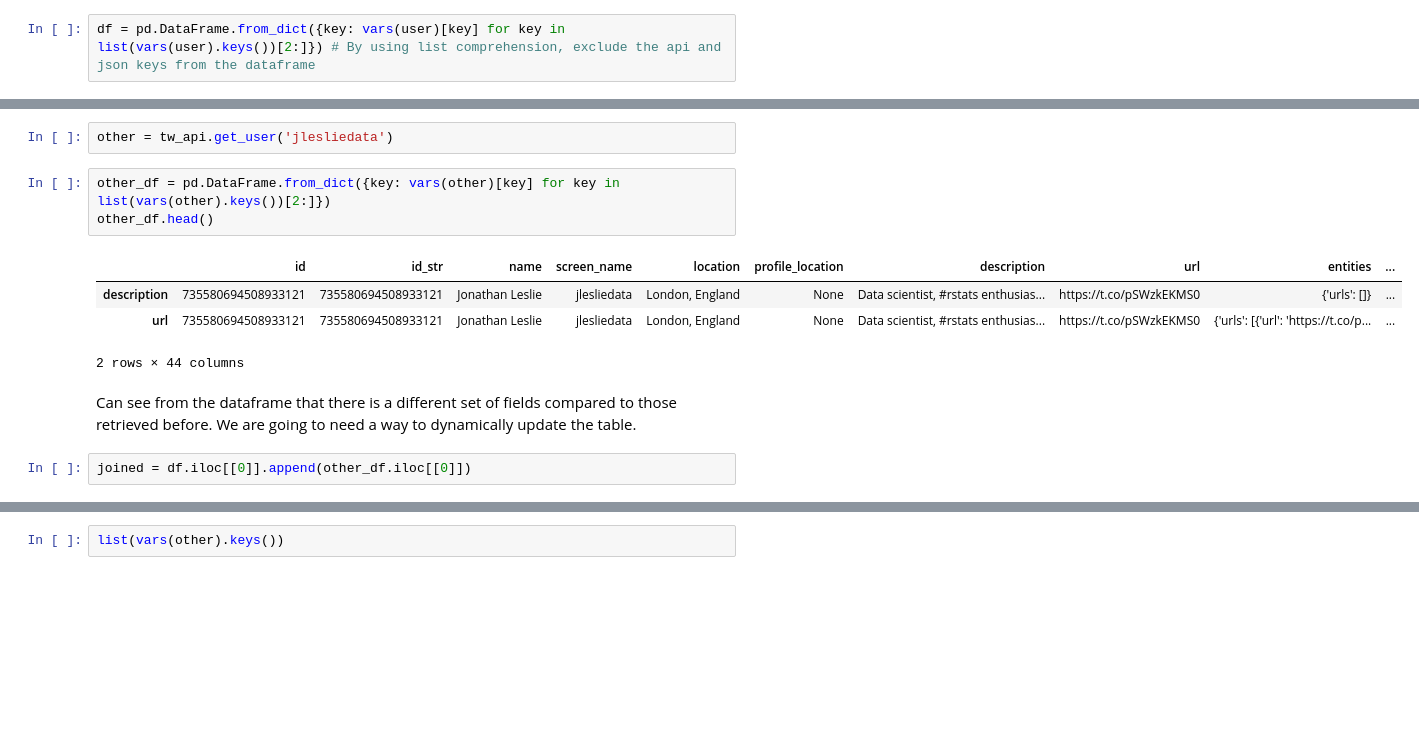
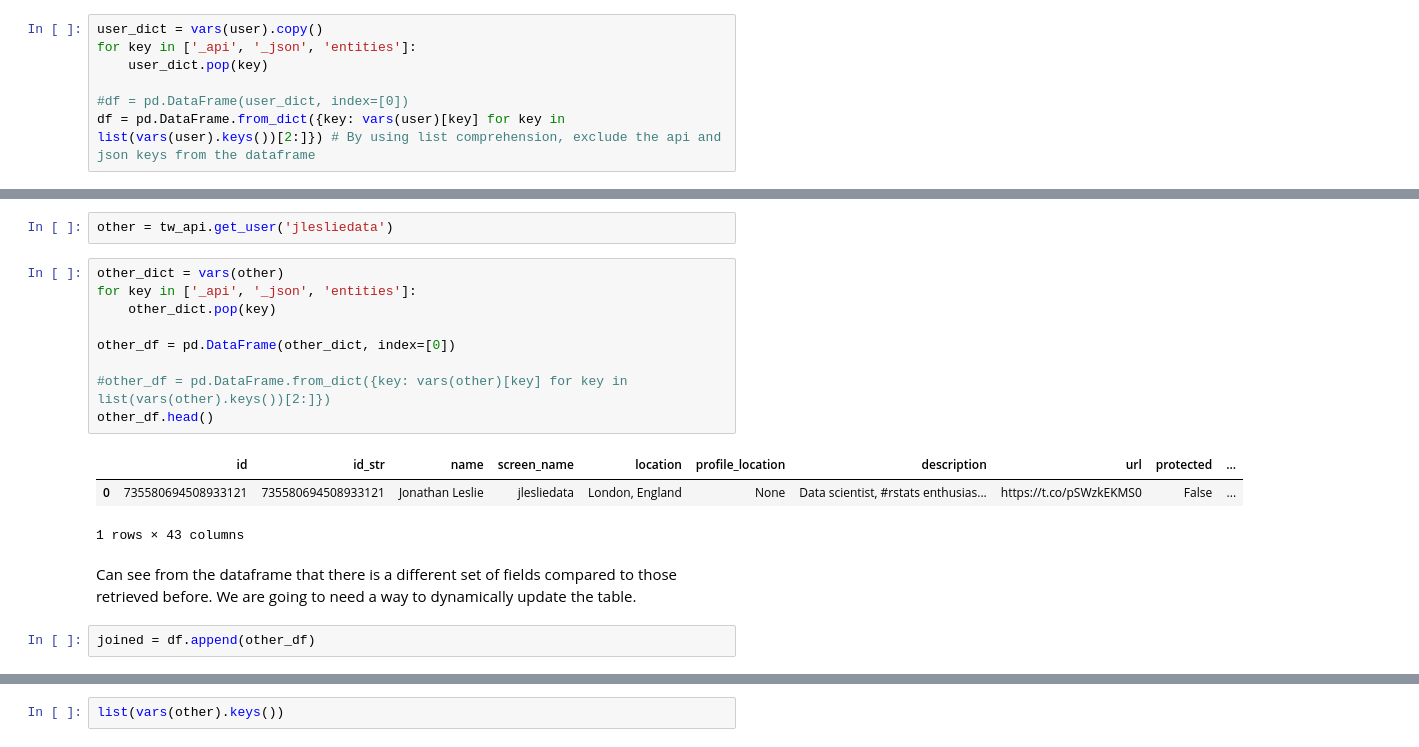
Before and after one commit to cosmohawk/summer_project_2020, a Jupyter notebook: notebooks/pulling_twitter_user_info.ipynb, the cells around one changed output, grey strips where cells are left out. Cells and saved outputs as stored; diff of their text form; blank space fills up the shorter version.

Commit message:
Further experiments with user info structure from API

```diff
--- a/notebooks/pulling_twitter_user_info.ipynb
+++ b/notebooks/pulling_twitter_user_info.ipynb
@@ -80,6 +80,11 @@ vars(user)['entities']
 # %% [markdown]
 Using this method of calling attributes, we should be able to quite easily use the keys to automatically build a Pandas Dataframe from the results.
 # %%
+user_dict = vars(user).copy()
+for key in ['_api', '_json', 'entities']:
+    user_dict.pop(key)
+
+#df = pd.DataFrame(user_dict, index=[0])
 df = pd.DataFrame.from_dict({key: vars(user)[key] for key in list(vars(user).keys())[2:]}) # By using list comprehension, exclude the api and json keys from the dataframe
 # %%
 df.head()
@@ -93,17 +118,22 @@ Having figured out how to create the dataframe, we now want to cleanly add to it
 # %%
 other = tw_api.get_user('jlesliedata')
 # %%
-other_df = pd.DataFrame.from_dict({key: vars(other)[key] for key in list(vars(other).keys())[2:]})
+other_dict = vars(other)
+for key in ['_api', '_json', 'entities']:
+    other_dict.pop(key)
+
+other_df = pd.DataFrame(other_dict, index=[0])
+
+#other_df = pd.DataFrame.from_dict({key: vars(other)[key] for key in list(vars(other).keys())[2:]})
 other_df.head()
 # %% [output]
-|  | id | id_str | name | screen_name | location | profile_location | description | url | entities | ... |
-| description | 735580694508933121 | 735580694508933121 | Jonathan Leslie | jlesliedata | London, England | None | Data scientist, #rstats enthusias... | https://t.co/pSWzkEKMS0 | {'urls': []} | ... |
-| url | 735580694508933121 | 735580694508933121 | Jonathan Leslie | jlesliedata | London, England | None | Data scientist, #rstats enthusias... | https://t.co/pSWzkEKMS0 | {'urls': [{'url': 'https://t.co/p... | ... |
+|  | id | id_str | name | screen_name | location | profile_location | description | url | protected | ... |
+| 0 | 735580694508933121 | 735580694508933121 | Jonathan Leslie | jlesliedata | London, England | None | Data scientist, #rstats enthusias... | https://t.co/pSWzkEKMS0 | False | ... |
-2 rows × 44 columns
+1 rows × 43 columns
 # %% [markdown]
 Can see from the dataframe that there is a different set of fields compared to those retrieved before.  We are going to need a way to dynamically update the table.
 # %%
-joined = df.iloc[[0]].append(other_df.iloc[[0]])
+joined = df.append(other_df)
 # %%
 joined
 # %% [output]
```
Also changed, not shown: parts of 17 cells of this notebook.
